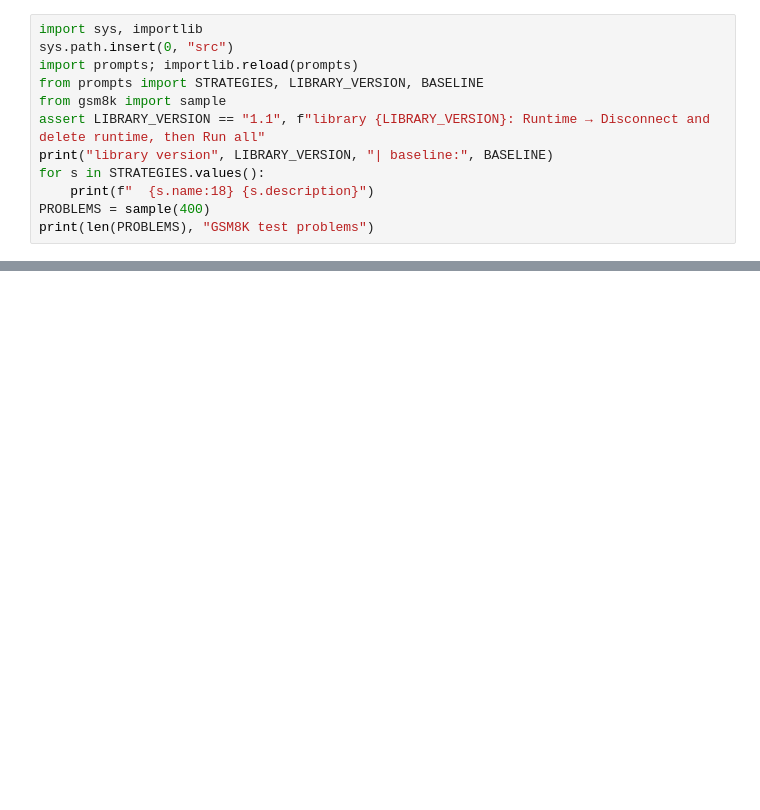
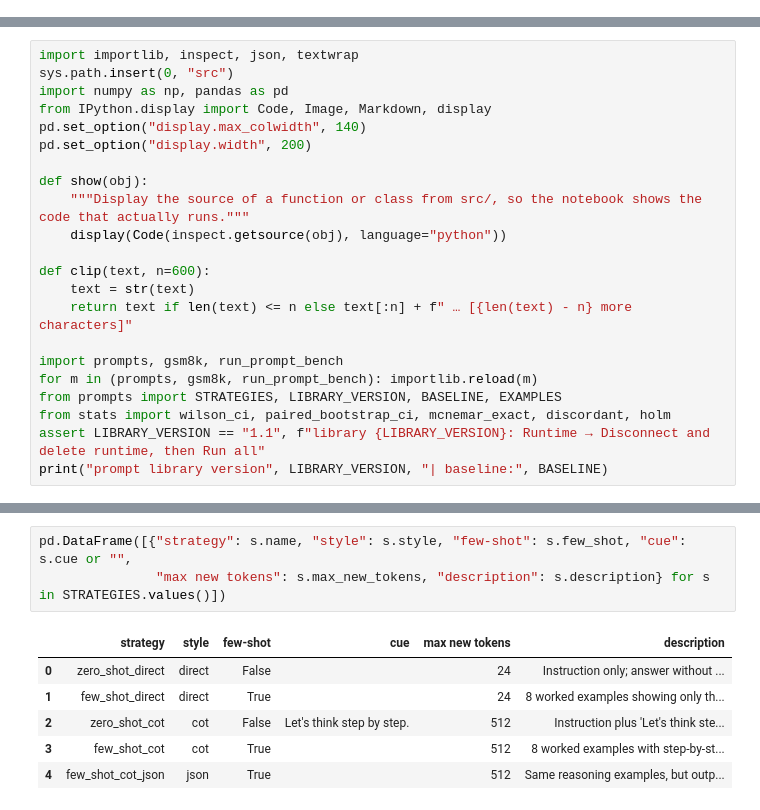
Before and after one commit to jorshimayor/AI-Engineering-Flow_Research, a Jupyter notebook: jupyter/week5_prompt_library_colab.ipynb, the cells around one changed output, grey strips where cells are left out. Saved outputs shown, nothing was run; the diff lists cells and outputs as text; blank space fills up the shorter version.

```diff
--- a/jupyter/week5_prompt_library_colab.ipynb
+++ b/jupyter/week5_prompt_library_colab.ipynb
@@ -52,12 +0,0 @@ print("results go to:", os.path.realpath(RESULTS))
-# %%
-import sys, importlib
-sys.path.insert(0, "src")
-import prompts; importlib.reload(prompts)
-from prompts import STRATEGIES, LIBRARY_VERSION, BASELINE
-from gsm8k import sample
-assert LIBRARY_VERSION == "1.1", f"library {LIBRARY_VERSION}: Runtime → Disconnect and delete runtime, then Run all"
-print("library version", LIBRARY_VERSION, "| baseline:", BASELINE)
-for s in STRATEGIES.values():
-    print(f"  {s.name:18} {s.description}")
-PROBLEMS = sample(400)
-print(len(PROBLEMS), "GSM8K test problems")
@@ -108,0 +80,22 @@ Send the zip back, or unzip it into `results/` in the repo.
+# %%
+import importlib, inspect, json, textwrap
+sys.path.insert(0, "src")
+import numpy as np, pandas as pd
+from IPython.display import Code, Image, Markdown, display
+pd.set_option("display.max_colwidth", 140)
+pd.set_option("display.width", 200)
+
+def show(obj):
+    """Display the source of a function or class from src/, so the notebook shows the code that actually runs."""
+    display(Code(inspect.getsource(obj), language="python"))
+
+def clip(text, n=600):
+    text = str(text)
+    return text if len(text) <= n else text[:n] + f" … [{len(text) - n} more characters]"
+
+import prompts, gsm8k, run_prompt_bench
+for m in (prompts, gsm8k, run_prompt_bench): importlib.reload(m)
+from prompts import STRATEGIES, LIBRARY_VERSION, BASELINE, EXAMPLES
+from stats import wilson_ci, paired_bootstrap_ci, mcnemar_exact, discordant, holm
+assert LIBRARY_VERSION == "1.1", f"library {LIBRARY_VERSION}: Runtime → Disconnect and delete runtime, then Run all"
+print("prompt library version", LIBRARY_VERSION, "| baseline:", BASELINE)
@@ -108,0 +131,10 @@ Send the zip back, or unzip it into `results/` in the repo.
+# %%
+pd.DataFrame([{"strategy": s.name, "style": s.style, "few-shot": s.few_shot, "cue": s.cue or "",
+               "max new tokens": s.max_new_tokens, "description": s.description} for s in STRATEGIES.values()])
+# %% [output]
+|  | strategy | style | few-shot | cue | max new tokens | description |
+| 0 | zero_shot_direct | direct | False |  | 24 | Instruction only; answer without ... |
+| 1 | few_shot_direct | direct | True |  | 24 | 8 worked examples showing only th... |
+| 2 | zero_shot_cot | cot | False | Let's think step by step. | 512 | Instruction plus 'Let's think ste... |
+| 3 | few_shot_cot | cot | True |  | 512 | 8 worked examples with step-by-st... |
+| 4 | few_shot_cot_json | json | True |  | 512 | Same reasoning examples, but outp... |
```
Also changed, not shown: parts of 62 cells of this notebook, 8 other files.
